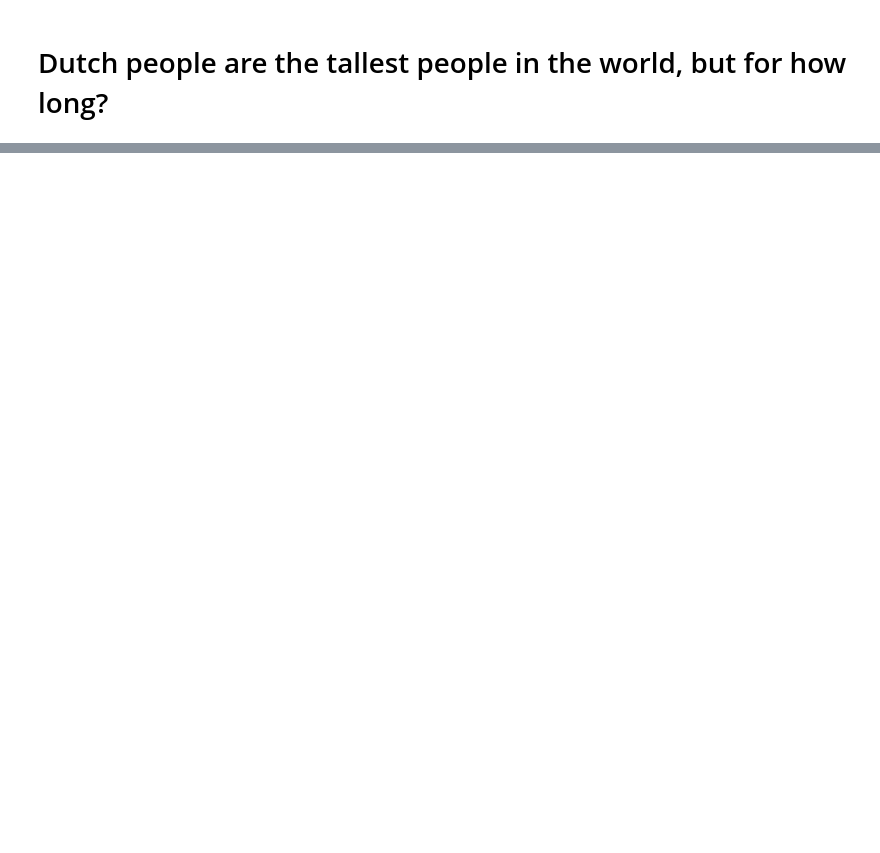
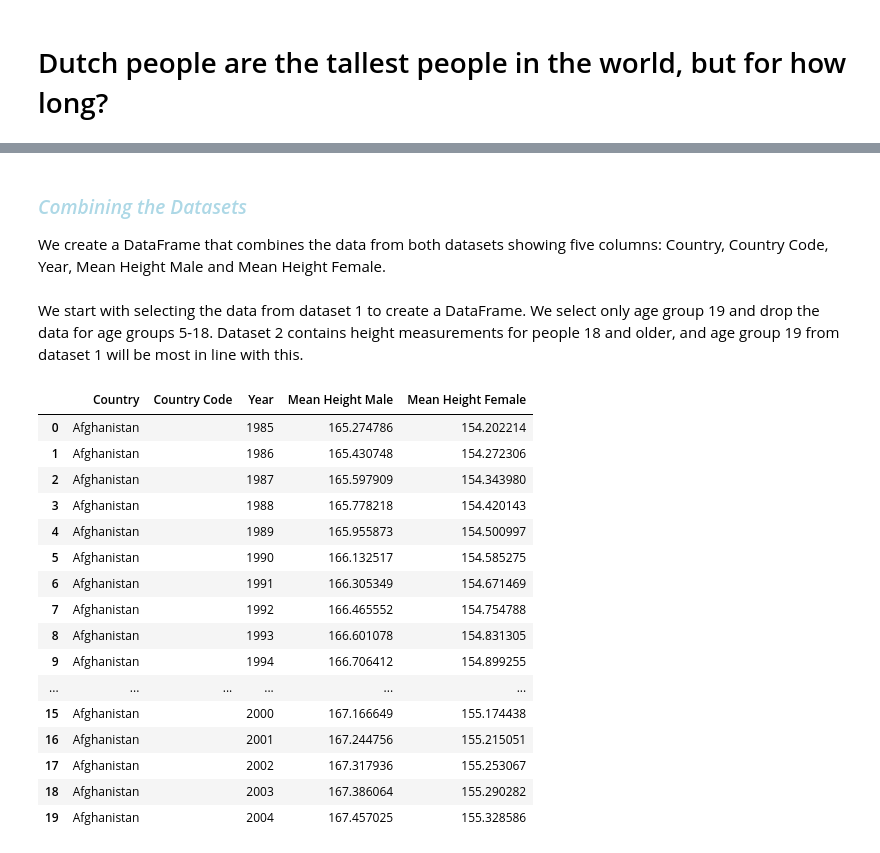
Before and after one commit to LaWendela/HumanLength, a Jupyter notebook: uitwerking.ipynb, the cells around one changed output, grey strips where cells are left out. Drawn from its saved outputs; the diff is of its cells as text; code cells hidden in the pictures; blank space fills up the shorter version.

```diff
--- a/uitwerking.ipynb
+++ b/uitwerking.ipynb
@@ -231,0 +50,4 @@ Zeg ook iets over het artikel in de Volkskrant: het is in het artikel onduidelij
+# %%
+# Let's take a look at dataset 1.
+dataset_1 = pd.read_csv("Data/NCD_RisC_Lancet_2020_height_child_adolescent_country.csv")
+dataset_1.head(10)
@@ -231,0 +179,3 @@ Zeg ook iets over het artikel in de Volkskrant: het is in het artikel onduidelij
+# %% [markdown]
+### <span style='color:Lightblue'> *Combining the Datasets* </span>
+We create a DataFrame that combines the data from both datasets showing five columns: Country, Country Code, Year, Mean Height Male and Mean Height Female.
@@ -231,0 +198,62 @@ Zeg ook iets over het artikel in de Volkskrant: het is in het artikel onduidelij
+# %% [markdown]
+We start with selecting the data from dataset 1 to create a DataFrame. We select only age group 19 and drop the data for age groups 5-18. Dataset 2 contains height measurements for people 18 and older, and age group 19 from dataset 1 will be most in line with this.
+# %%
+# Mapping data from dataset 1 to dictionaries
+NCD_rows_males = GetEmptyHeightDictionary()
+NCD_rows_females = GetEmptyHeightDictionary()
+
+NCD_AGE_GROUP = 'Age group'
+NCD_COUNTRY = 'Country'
+NCD_SEX = 'Sex'
+NCD_SEX_BOYS = 'Boys'
+NCD_MEAN_HEIGHT = 'Mean height'
+NCD_YEAR = 'Year'
+
+# Selecting the data from age group '19'
+for i, row in dataset_1.iterrows():
+
+     if row[NCD_AGE_GROUP] != 19:
+         continue
+
+     if row[NCD_SEX] == NCD_SEX_BOYS:
+        NCD_rows_males[MEAN_HEIGHT_MALE].append(row[NCD_MEAN_HEIGHT])
+        NCD_rows_males[MEAN_HEIGHT_FEMALE].append(0)
+        NCD_rows_males[COUNTRY].append(row[NCD_COUNTRY])
+        NCD_rows_males[COUNTRY_CODE].append('')
+        NCD_rows_males[YEAR].append(row[NCD_YEAR])
+     else:
+        NCD_rows_females[MEAN_HEIGHT_MALE].append(0)
+        NCD_rows_females[MEAN_HEIGHT_FEMALE].append(row[NCD_MEAN_HEIGHT])
+        NCD_rows_females[COUNTRY].append(row[NCD_COUNTRY])
+        NCD_rows_females[COUNTRY_CODE].append('')
+        NCD_rows_females[YEAR].append(row[NCD_YEAR])
+
+# Converting dictionaries into DataFrames
+ncd_df_females = pd.DataFrame(NCD_rows_females)
+ncd_df_males = pd.DataFrame(NCD_rows_males)
+
+# Merging the 2, with the highest value (either male or female is 0)
+ncd_result = pd.concat([ncd_df_males, ncd_df_females]).groupby(level=0).max()
+
+# Saving result to project folder
+ncd_result.to_csv('ncd_result.csv')
+
+ncd_result.head(20)
+# %% [output]
+|  | Country | Country Code | Year | Mean Height Male | Mean Height Female |
+| 0 | Afghanistan |  | 1985 | 165.274786 | 154.202214 |
+| 1 | Afghanistan |  | 1986 | 165.430748 | 154.272306 |
+| 2 | Afghanistan |  | 1987 | 165.597909 | 154.343980 |
+| 3 | Afghanistan |  | 1988 | 165.778218 | 154.420143 |
+| 4 | Afghanistan |  | 1989 | 165.955873 | 154.500997 |
+| 5 | Afghanistan |  | 1990 | 166.132517 | 154.585275 |
+| 6 | Afghanistan |  | 1991 | 166.305349 | 154.671469 |
+| 7 | Afghanistan |  | 1992 | 166.465552 | 154.754788 |
+| 8 | Afghanistan |  | 1993 | 166.601078 | 154.831305 |
+| 9 | Afghanistan |  | 1994 | 166.706412 | 154.899255 |
+| ... | ... | ... | ... | ... | ... |
+| 15 | Afghanistan |  | 2000 | 167.166649 | 155.174438 |
+| 16 | Afghanistan |  | 2001 | 167.244756 | 155.215051 |
+| 17 | Afghanistan |  | 2002 | 167.317936 | 155.253067 |
+| 18 | Afghanistan |  | 2003 | 167.386064 | 155.290282 |
+| 19 | Afghanistan |  | 2004 | 167.457025 | 155.328586 |
```
Also changed, not shown: parts of 93 cells of this notebook, 4 other files.
